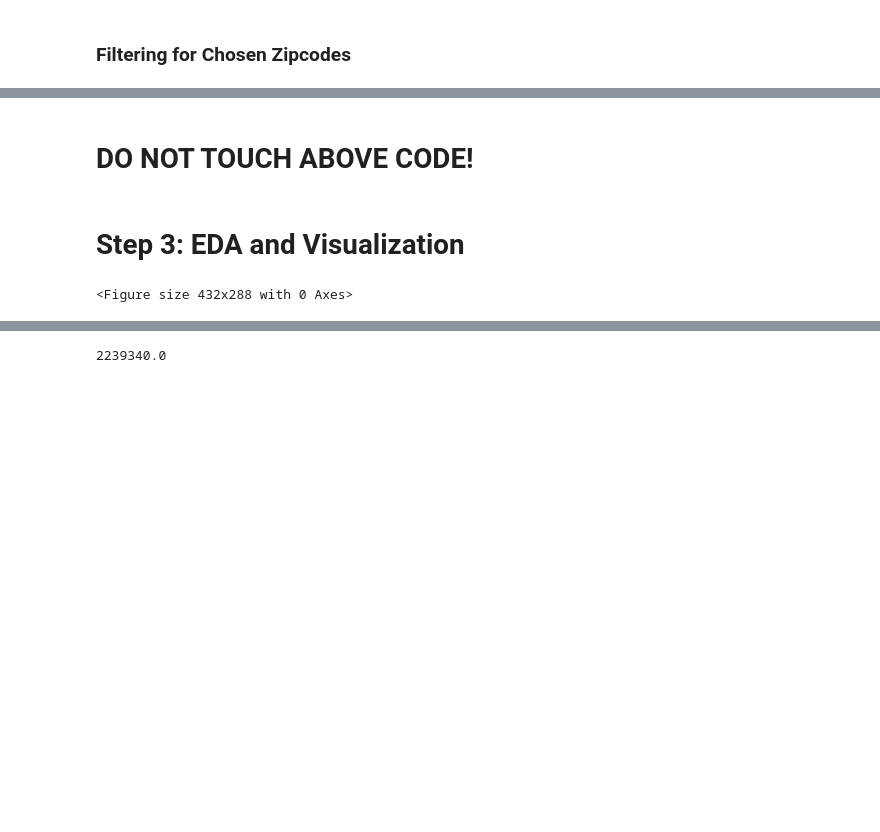
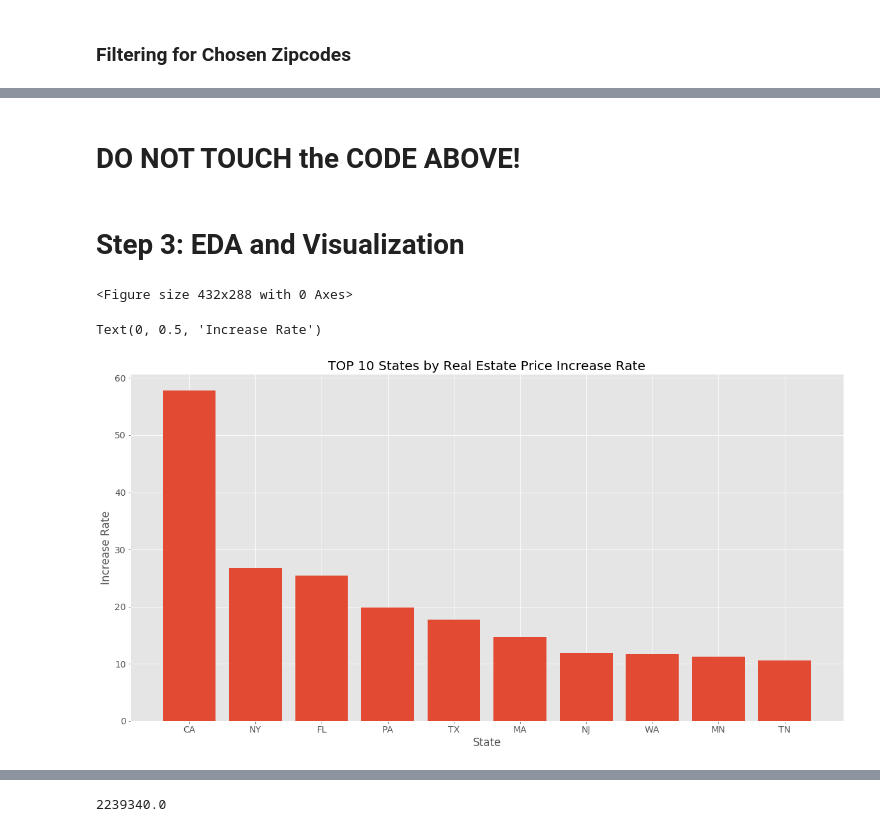
Before and after one commit to fcamuz/time-series-model-for-forecasting, a Jupyter notebook: mod_4_starter_notebook.ipynb, the cells around one changed output, grey strips where cells are left out. Saved outputs shown, nothing was run; the diff lists cells and outputs as text; code cells hidden in the pictures; blank space fills up the shorter version.

```diff
--- a/mod_4_starter_notebook.ipynb
+++ b/mod_4_starter_notebook.ipynb
@@ -91,15 +91,16 @@ df_full.drop('RegionName', axis=1, inplace=True)
 ### Filtering for Chosen Zipcodes
 # %%
 def select_state_top10 (df, state ):
+    df['increase'] =(df['2018-04'] - df['1996-04'])  #calculate price change and the percentage of the increase
+    df['increase_rate'] = df['increase']/df['1996-04']
     df_state=df[df['State']==state] #filter state
     df2 = df_state.iloc[:, 6:]  #select only the price data
-    df2['increase'] =(df2['2018-04'] - df2['1996-04'])  #calculate price change and the percentage of the increase
-    df2['increase_rate'] = df2['increase']/df2['1996-04']
     df2.sort_values(by= ['increase_rate'], ascending=False, inplace=True) #sort by rate and slice top 10
-    df10= df2.iloc[:10, :].astype(int)  #convert datatype to int
+    df10= select_state_top10 (df, state ).astype(int)  #convert datatype to int
     df2.sort_values(by= ['increase'], ascending=False, inplace=True) #sort by increase and slice top 10
     df10_growth = df2.iloc[:10, :].astype(int)
-    return df10, df10_growth
+    return df10, df10_growth, df
 # %%
-top10_rate, top10_growth= select_state_top10 (df_full, 'TX' )
-#top10_rate.head(3)
+top10_rate, top10_growth, df_full_2= select_state_top10 (df_full, 'TX')
+top10_rate.head(3)
+df.head()
@@ -116,5 +141,5 @@ ts_top10_growth=convert_to_ts (top10_growth)
 # %% [markdown]
-# DO NOT  TOUCH ABOVE CODE!
+# DO NOT  TOUCH the CODE ABOVE!
 # %% [markdown]
 # Step 3: EDA and Visualization
 # %%
@@ -123,9 +148,21 @@ font = {'family' : 'normal',
         'size'   : 14}
 
 plt.rc('font', **font)
-
+plt.gcf().autofmt_xdate()
 # NOTE: if you visualizations are too cluttered to read, try calling 'plt.gcf().autofmt_xdate()'!
+# %% [output]
+<Figure size 432x288 with 0 Axes>
-# %%
-plt.gcf().autofmt_xdate()
-# %% [output]
-<Figure size 432x288 with 0 Axes>
+# %%
+df_full_states=df_full_2.drop(['RegionID', 'City', 'CountyName','Metro','SizeRank'],axis=1)
+# %%
+df_full_states_avg =round( df_full_states.groupby('State').sum()/len(df_full_state), 1)
+top10_state=df_full_states_avg.sort_values('increase_rate', ascending=False).iloc[:10,:]
+# %%
+plt.figure(figsize = (20,10))
+plt.bar(top10_state.index, top10_state['increase_rate'] )
+plt.title('TOP 10 States by Real Estate Price Increase Rate')
+plt.xlabel('State')
+plt.ylabel('Increase Rate')
+# %% [output]
+Text(0, 0.5, 'Increase Rate')
+[figure, added]
```
Also changed, not shown: parts of 13 cells of this notebook.
